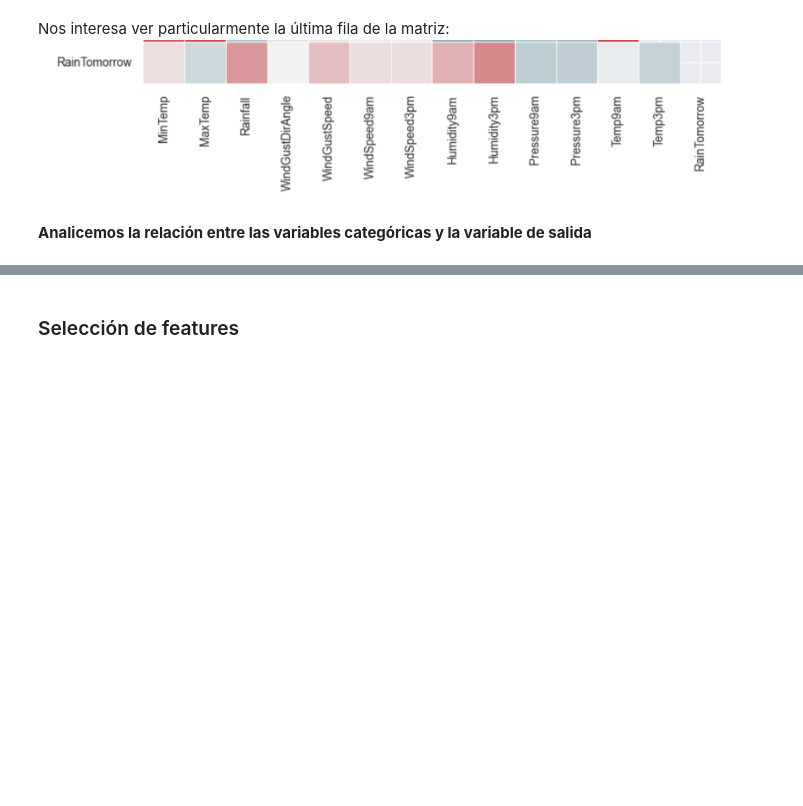
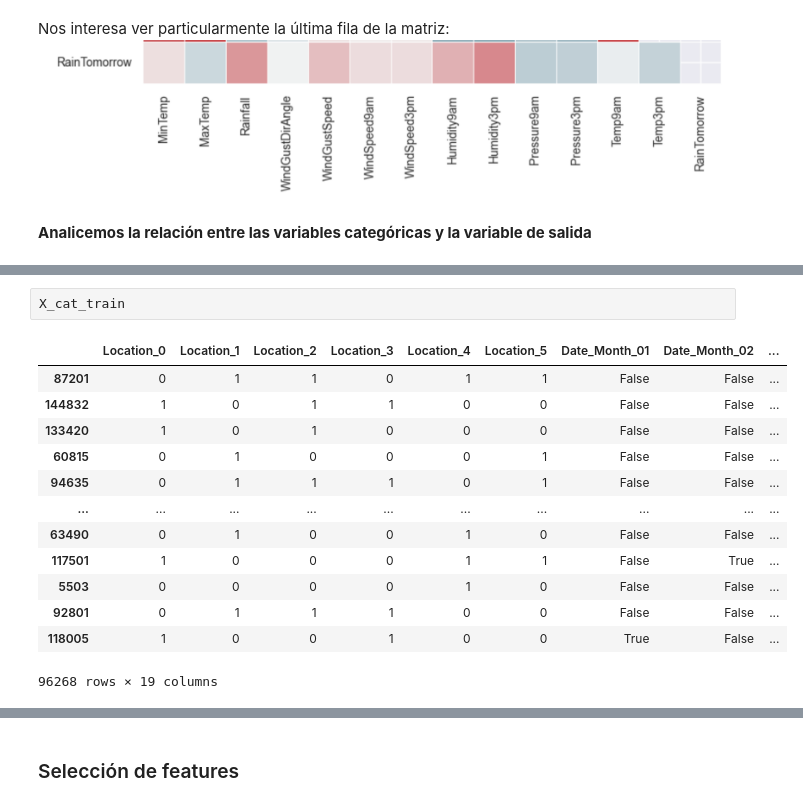
Before and after one commit to fede0ter0/ceia_and_tp_integrador, a Jupyter notebook: tp_integrador.ipynb, the cells around one changed output, grey strips where cells are left out. Saved outputs shown, nothing was run; the diff lists cells and outputs as text; blank space fills up the shorter version.

```diff
--- a/tp_integrador.ipynb
+++ b/tp_integrador.ipynb
@@ -797,0 +807,16 @@ Nos interesa ver particularmente la última fila de la matriz: <br>
+# %%
+X_cat_train
+# %% [output]
+|  | Location_0 | Location_1 | Location_2 | Location_3 | Location_4 | Location_5 | Date_Month_01 | Date_Month_02 | ... |
+| 87201 | 0 | 1 | 1 | 0 | 1 | 1 | False | False | ... |
+| 144832 | 1 | 0 | 1 | 1 | 0 | 0 | False | False | ... |
+| 133420 | 1 | 0 | 1 | 0 | 0 | 0 | False | False | ... |
+| 60815 | 0 | 1 | 0 | 0 | 0 | 1 | False | False | ... |
+| 94635 | 0 | 1 | 1 | 1 | 0 | 1 | False | False | ... |
+| ... | ... | ... | ... | ... | ... | ... | ... | ... | ... |
+| 63490 | 0 | 1 | 0 | 0 | 1 | 0 | False | False | ... |
+| 117501 | 1 | 0 | 0 | 0 | 1 | 1 | False | True | ... |
+| 5503 | 0 | 0 | 0 | 0 | 1 | 0 | False | False | ... |
+| 92801 | 0 | 1 | 1 | 1 | 0 | 0 | False | False | ... |
+| 118005 | 1 | 0 | 0 | 1 | 0 | 0 | True | False | ... |
+96268 rows × 19 columns
```
Also changed, not shown: parts of 21 cells of this notebook.
